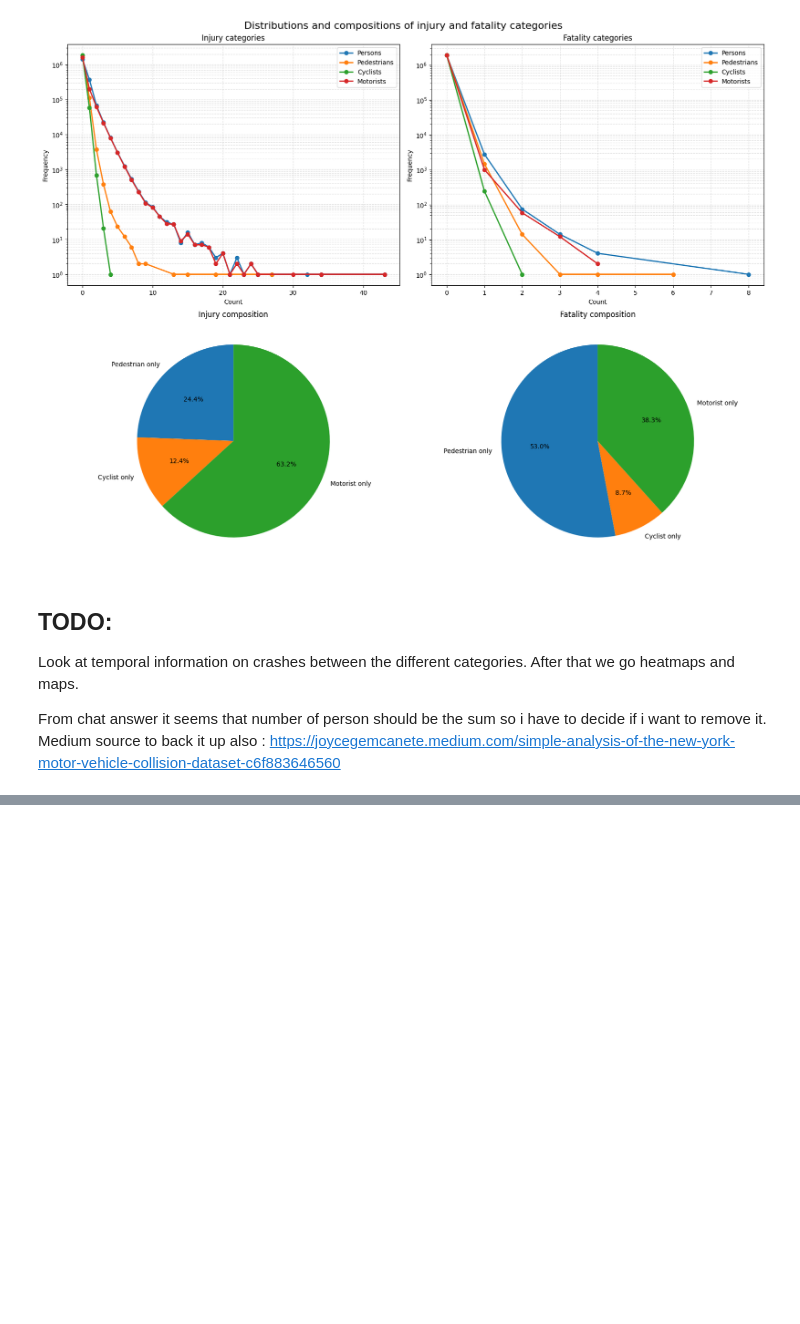
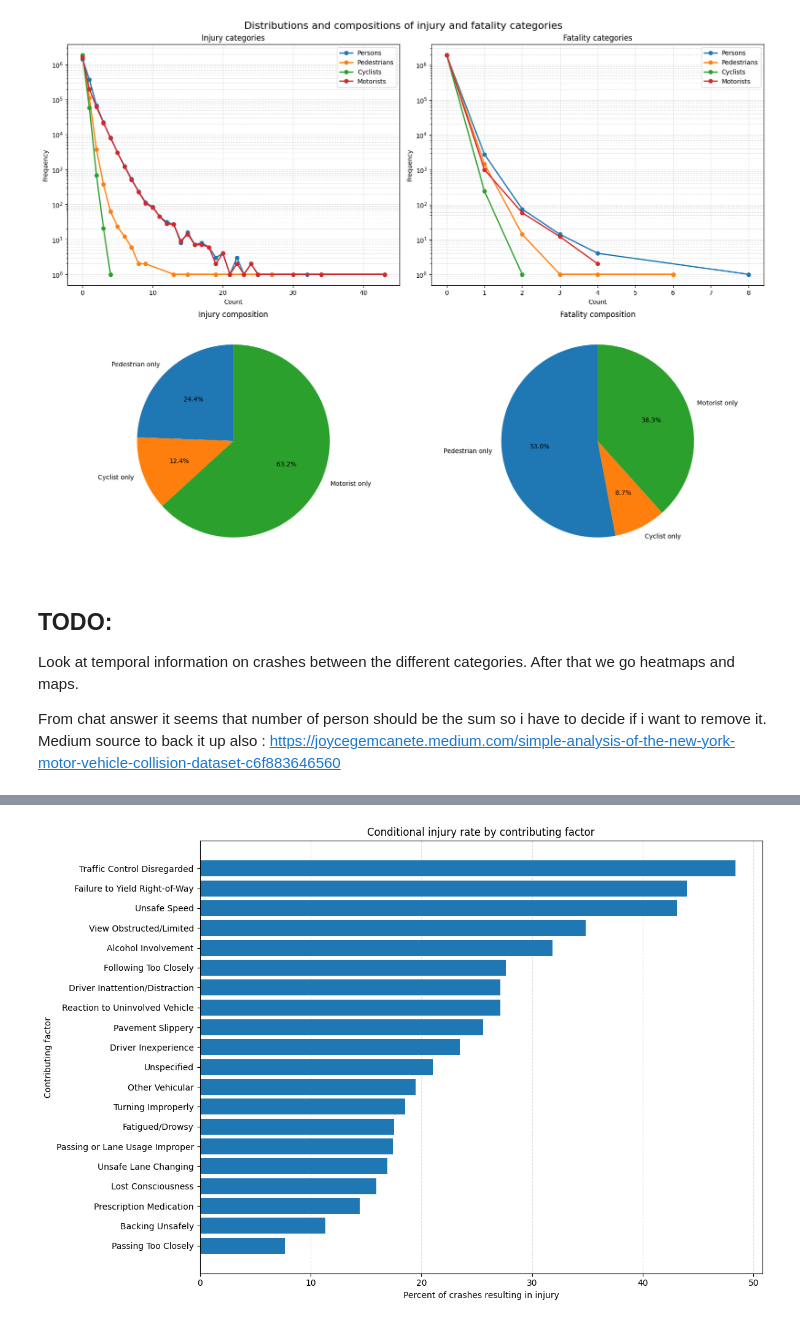
Before and after one commit to Melf-M/Final_project, a Jupyter notebook: cleanup.ipynb, the cells around one changed output, grey strips where cells are left out. Saved outputs shown, nothing was run; the diff lists cells and outputs as text; code cells hidden in the pictures; blank space fills up the shorter version.

Commit message:
More figures

```diff
--- a/cleanup.ipynb
+++ b/cleanup.ipynb
@@ -141,6 +141,7 @@ End: 2026-04-03 23:41:00
 To make the data complete, years that are incomplete with data will be dropped. The data start in the middle of 2012 and ends during 2026 hence we will drop these two years:
 # %%
 df_clean = df_clean[~df_clean["CRASH DATETIME"].dt.year.isin([2012, 2026])].copy()
+df_clean["BOROUGH"] = df_clean["BOROUGH"].fillna("UNKNOWN")
 print("Start:", df_clean["CRASH DATETIME"].min())
 print("End:", df_clean["CRASH DATETIME"].max())
 # %% [output]
@@ -857,0 +1203,19 @@ From chat answer it seems that number of person should be the sum so i have to d
+# %%
+factor_injury_pct = (
+    df_factor_top.groupby("CONTRIBUTING FACTOR VEHICLE 1")["Persons injured"]
+    .mean()
+    .mul(100)
+    .sort_values()
+)
+
+plt.figure(figsize=(12, 8))
+plt.barh(factor_injury_pct.index, factor_injury_pct.values)
+plt.xlabel("Percent of crashes resulting in injury")
+plt.ylabel("Contributing factor")
+plt.title("Conditional injury rate by contributing factor")
+plt.grid(axis="x", linestyle="--", alpha=0.4)
+plt.gca().set_axisbelow(True)
+plt.tight_layout()
+plt.show()
+# %% [output]
+[figure, added]
```
Also changed, not shown: parts of 8 cells of this notebook.
